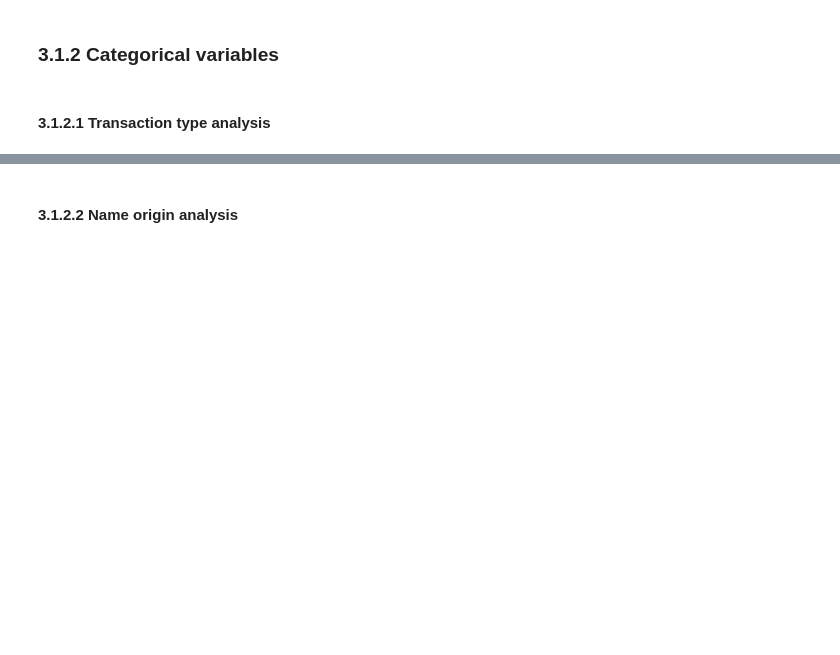
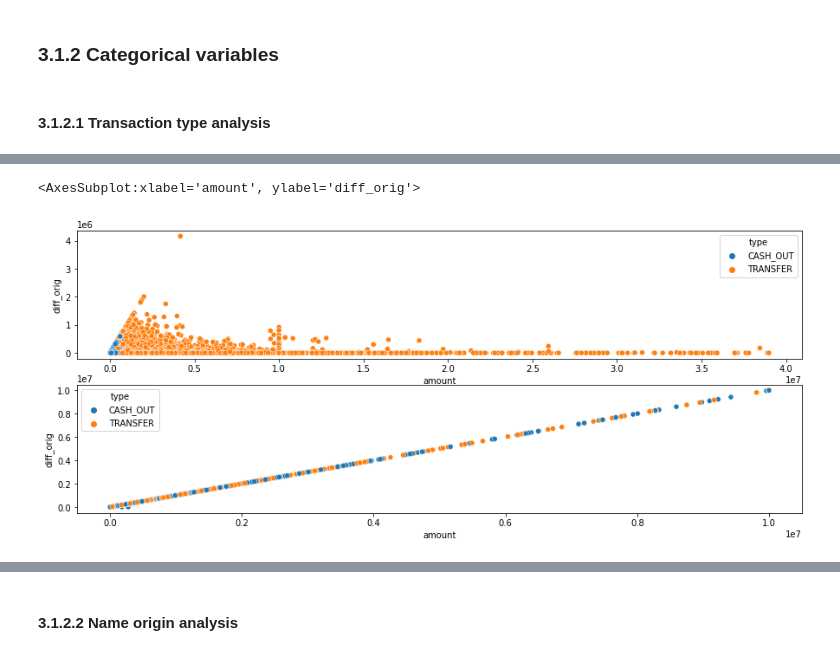
Before and after one commit to LessioGuilherme/pa002_block_fraud_company, a Jupyter notebook: notebooks/pa002_block_fraud_company_sprint01.ipynb, the cells around one changed output, grey strips where cells are left out. Saved outputs shown, nothing was run; the diff lists cells and outputs as text; code cells hidden in the pictures; blank space fills up the shorter version.

```diff
--- a/notebooks/pa002_block_fraud_company_sprint01.ipynb
+++ b/notebooks/pa002_block_fraud_company_sprint01.ipynb
@@ -645,0 +653,9 @@ sns.boxplot(x= 'is_fraud', y='diff_dest', data=df3);
+# %%
+aux1 = df3[((df3['type']=='CASH_OUT') | (df3['type']=='TRANSFER')) & (df3['is_fraud']==0)]
+aux2 = df3[((df3['type']=='CASH_OUT') | (df3['type']=='TRANSFER')) & (df3['is_fraud']==1)]
+fig, axs = plt.subplots( nrows = 2,  figsize = (15,6))
+sns.scatterplot(x='amount', y='diff_orig', hue='type', data=aux1, ax=axs[0])
+sns.scatterplot(x='amount', y='diff_orig', hue='type', data=aux2, ax=axs[1])
+# %% [output]
+<AxesSubplot:xlabel='amount', ylabel='diff_orig'>
+[figure, added]
```
Also changed, not shown: parts of 32 cells of this notebook.
